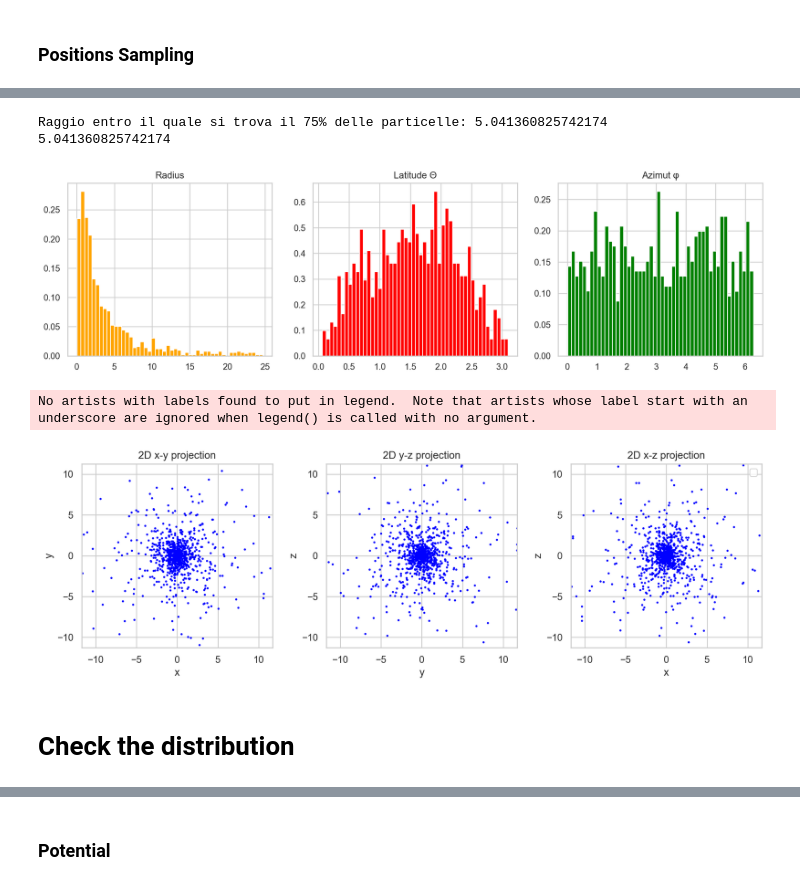
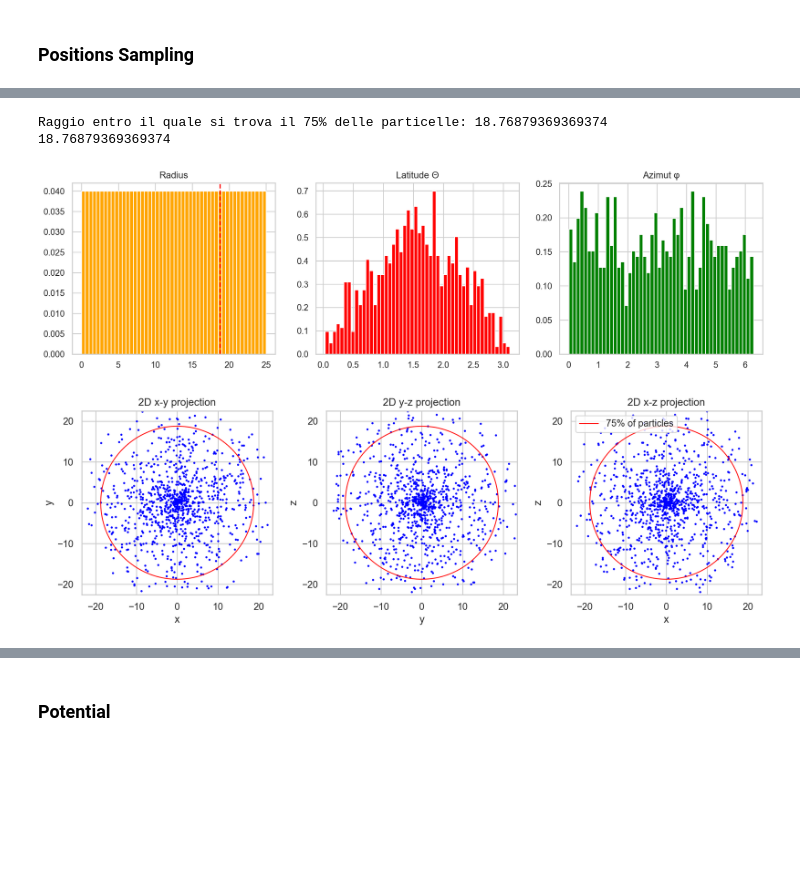
Before and after one commit to racheleguidettii/Galaxies-Dynamics, a Jupyter notebook: Hernquist.ipynb, the cells around one changed output, grey strips where cells are left out. Saved outputs shown, nothing was run; the diff lists cells and outputs as text; code cells hidden in the pictures; blank space fills up the shorter version.

```diff
--- a/Hernquist.ipynb
+++ b/Hernquist.ipynb
@@ -78,5 +78,5 @@ def Hernquist(r, Rs, rho_0):
 
     return (rho_0 * (Rs**4)) / (r * ((r + Rs)**3))
 # %%
-radii_i  = np.linspace(0.0001, 25 * Rs, 100)
+radii_i  = np.linspace(0.0001, 25 * Rs, N)
 rho      = Hernquist(radii_i, Rs, rho_0)
@@ -99,10 +103,7 @@ def cumulative(r, Rs):
     return (r**2) / ( (Rs+r)**2)
 
 
-def inv_cumulative(Rs, N):
-
-    P = np.random.uniform(0, max(Pr_i), size = N)
-
-    return (np.sqrt(P) * Rs) / (1 - np.sqrt(P))
+def inv_cumulative(P, Rs, N):
+    return (Rs*np.sqrt(P))/(1 - np.sqrt(P))
 # %%
 Pr_i   = cumulative(radii_i, Rs)
@@ -112,5 +110,5 @@ np.max(Pr_i)
 # %%
-radii   = inv_cumulative(Rs, N)
+radii   = inv_cumulative(Pr_i, Rs, N)
 
 P_theta = np.random.uniform(0, 1, N)
 theta   = np.arccos(1 - 2 * P_theta)
@@ -136,36 +194,37 @@ radius = calculate_radius(radii, percentage)
 print(f"Raggio entro il quale si trova il {percentage}% delle particelle: {radius}")
 print(radius/Rs)
 # %% [output]
-Raggio entro il quale si trova il 75% delle particelle: 5.041360825742174
-5.041360825742174
+Raggio entro il quale si trova il 75% delle particelle: 18.76879369369374
+18.76879369369374
 # %%
 fig, axs = plt.subplots(1,3,figsize=(16,4))
 
 axs[0].hist(radii, bins=50, density=True, color='orange')
 axs[0].set_title('Radius')
-#axs[0].axvline(x = radius * Rs, linestyle='--', color='red', label = r'$5Rs (75% of particles)$')
+axs[0].axvline(x = radius * Rs, linestyle='--', color='red', label = r'$5Rs (75% of particles)$')
 #axs[0].set_xlabel('0 ≤ a ≤ 1')
 #axs[0].legend()
 
 # Plot the histogram of theta on the second column
 axs[1].hist(theta, bins=50, density=True, color='red')
 axs[1].set_title('Latitude Θ')
 #axs[1].set_xlabel('Radians')
 
 # Plot the histogram of phi on the third column
 axs[2].hist(phi, bins=50, density=True, color='green')
 axs[2].set_title('Azimut φ')
 #axs[2].set_xlabel('Radians')
 
 plt.show()
 # %% [output]
-[figure, old version]
+[figure, new version]
 # %%
 # cartesian coords
 x = radii * np.sin(theta) * np.cos(phi)
 y = radii * np.sin(theta) * np.sin(phi)
 z = radii * np.cos(theta)
 # %%
+
 fig, axes = plt.subplots(1, 3, figsize=(12, 4))
 
 theta_lim = np.linspace(0, 2 * np.pi, 150)
@@ -173,20 +232,20 @@ a = radius * Rs * np.cos( theta_lim )
 c = radius * Rs * np.sin( theta_lim )
 
 axes[0].scatter(x, y, c='blue', s=2)
-#axes[0].plot(a, c, c='red', linewidth=1, label=r'75% of particles')
+axes[0].plot(a, c, c='red', linewidth=1, label=r'75% of particles')
 axes[0].axis('equal')
-axes[0].set_xlim(-10, 10)
-axes[0].set_ylim(-10, 10)
+axes[0].set_xlim(-20, 20)
+axes[0].set_ylim(-20, 20)
 axes[0].set_xlabel('x')
 axes[0].set_ylabel('y')
 axes[0].set_title('2D x-y projection')
 
 # Projection on y-z plane
 axes[1].scatter(y, z, c='blue', s=2)
-#axes[1].plot(a, c, c='red', linewidth=1, label=r'75% of particles')
+axes[1].plot(a, c, c='red', linewidth=1, label=r'75% of particles')
 axes[1].axis('equal')
-axes[1].set_xlim(-10, 10)
-axes[1].set_ylim(-10, 10)
+axes[1].set_xlim(-20, 20)
+axes[1].set_ylim(-20, 20)
 axes[1].set_xlabel('y')
 axes[1].set_ylabel('z')
 axes[1].set_title('2D y-z projection')
@@ -194,10 +253,10 @@ axes[1].set_title('2D y-z projection')
 
 # Projection on x-z plane
 axes[2].scatter(x, z, c='blue', s=2)
-#axes[2].plot(a, c, c='red', linewidth=1, label=r'75% of particles')
+axes[2].plot(a, c, c='red', linewidth=1, label=r'75% of particles')
 axes[2].axis('equal')
-axes[2].set_xlim(-10, 10)
-axes[2].set_ylim(-10, 10)
+axes[2].set_xlim(-20, 20)
+axes[2].set_ylim(-20, 20)
 axes[2].set_xlabel('x')
 axes[2].set_ylabel('z')
 axes[2].set_title('2D x-z projection')
@@ -206,7 +265,4 @@ plt.legend()
 plt.tight_layout()
 plt.show()
 # %% [output]
-No artists with labels found to put in legend.  Note that artists whose label start with an underscore are ignored when legend() is called with no argument.
-[figure, old version]
+[figure, new version]
-# %% [markdown]
-# Check the distribution
```
Also changed, not shown: parts of 17 cells of this notebook.
